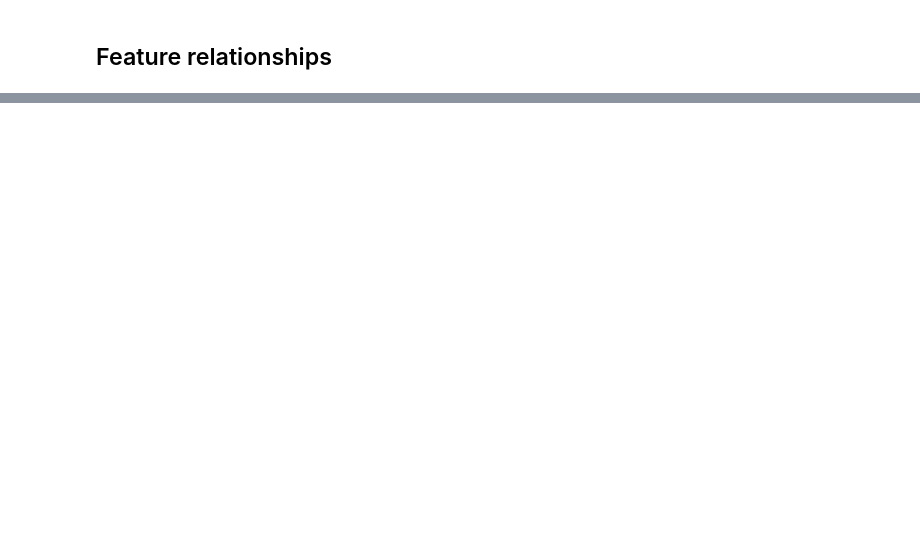
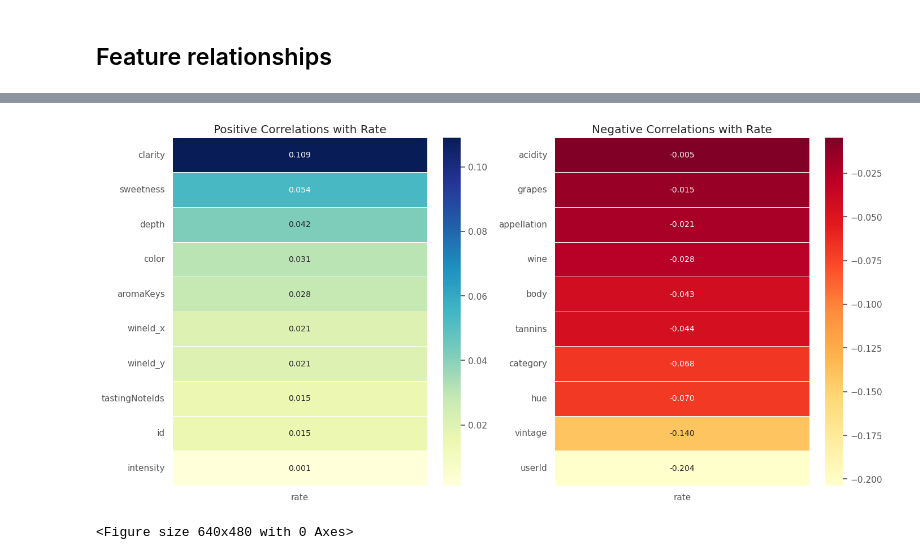
Before and after one commit to brunobonaiuto/collaborativeFiltering, a Jupyter notebook: src/eda.ipynb, the cells around one changed output, grey strips where cells are left out. Saved outputs shown, nothing was run; the diff lists cells and outputs as text; code cells hidden in the pictures; blank space fills up the shorter version.

```diff
--- a/src/eda.ipynb
+++ b/src/eda.ipynb
@@ -399,0 +535,22 @@ merged_df2
+# %%
+# Positive and negative correlations
+positive_corr = correlation[correlation > 0]
+negative_corr = correlation[correlation < 0]
+
+# Separate heatmaps for positive and negative correlations
+fig, (ax1, ax2) = plt.subplots(1, 2, figsize=(16, 8))
+
+# Positive Correlations
+sns.heatmap(positive_corr.to_frame(), annot=True, cmap='YlGnBu', fmt=".3f", linewidths=.5, ax=ax1)
+ax1.set_title('Positive Correlations with Rate')
+
+# Negative Correlations
+sns.heatmap(negative_corr.to_frame(), annot=True, cmap='YlOrRd', fmt=".3f", linewidths=.5, ax=ax2)
+ax2.set_title('Negative Correlations with Rate')
+
+plt.show()
+#save
+plt.savefig('/home/bbruno/all_here/python course/vinnie/img/correlation.png')
+# %% [output]
+[figure, added]
+<Figure size 640x480 with 0 Axes>
```
Also changed, not shown: parts of 11 cells of this notebook, 7 other files.
